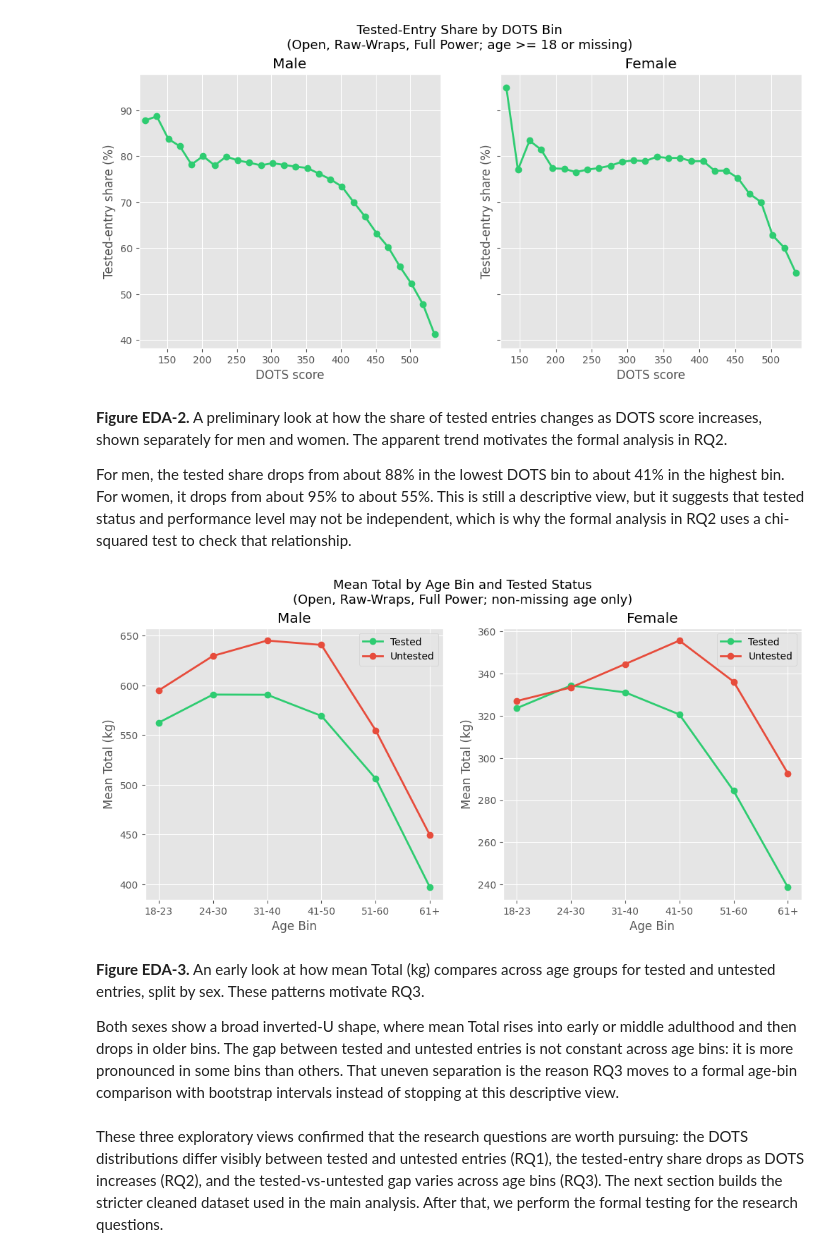
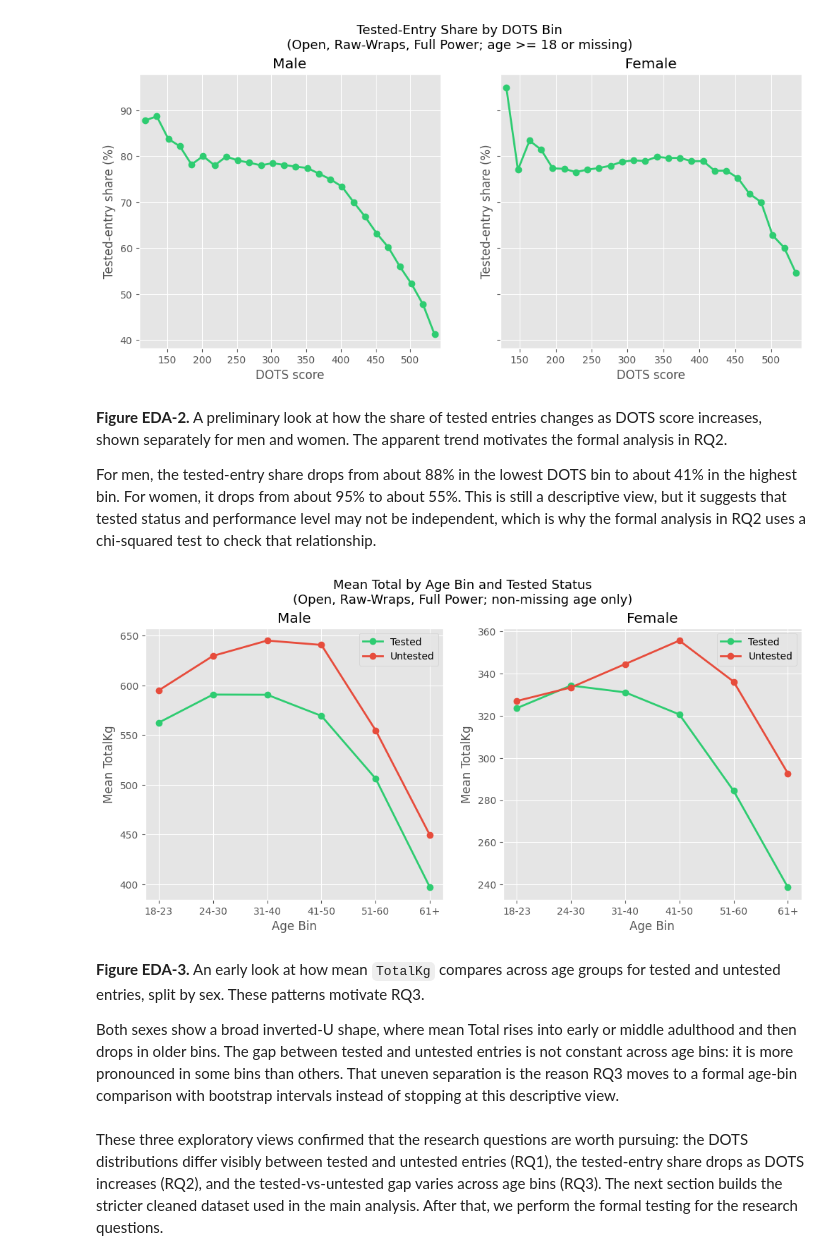
Before and after one commit to wuj/ics604-final-project, a Jupyter notebook: notebook.ipynb, the cells around one changed output. Saved outputs shown, nothing was run; the diff lists cells and outputs as text; code cells hidden in the pictures.

Commit message:
Fixed some typos and improved consistency in terminology across the notebook.

```diff
--- a/notebook.ipynb
+++ b/notebook.ipynb
@@ -556,7 +556,7 @@ plt.show()
 # %% [markdown]
 **Figure EDA-2.** A preliminary look at how the share of tested entries changes as DOTS score increases, shown separately for men and women. The apparent trend motivates the formal analysis in RQ2.
 
-For men, the tested share drops from about 88% in the lowest DOTS bin to about 41% in the highest bin. For women, it drops from about 95% to about 55%. This is still a descriptive view, but it suggests that tested status and performance level may not be independent, which is why the formal analysis in RQ2 uses a chi-squared test to check that relationship.
+For men, the tested-entry share drops from about 88% in the lowest DOTS bin to about 41% in the highest bin. For women, it drops from about 95% to about 55%. This is still a descriptive view, but it suggests that tested status and performance level may not be independent, which is why the formal analysis in RQ2 uses a chi-squared test to check that relationship.
 # %%
 # =============================================================================
 # Figure EDA-3: Mean Total by Age Bin and Tested Status
@@ -631,37 +631,37 @@ for i in range(len(sex_values)):
         for age_label in AGE_LABELS:
             mean_total = group_summary.loc[group_summary["age_bin"] == age_label, "mean_total"]
             if len(mean_total) == 0:
                 y_values.append(np.nan)
             else:
                 y_values.append(float(mean_total.iloc[0]))
 
         ax.plot(
             x_positions,
             y_values,
             color=color,
             marker="o",
             linewidth=2,
             label=label,
         )
 
     ax.set_xticks(x_positions)
     ax.set_xticklabels(AGE_LABELS)
     ax.set_xlabel("Age Bin")
-    ax.set_ylabel("Mean Total (kg)")
+    ax.set_ylabel("Mean TotalKg")
     ax.set_title(sex_label)
     ax.legend()
 
 fig.suptitle(
     "Mean Total by Age Bin and Tested Status\n"
     "(Open, Raw-Wraps, Full Power; non-missing age only)",
     fontsize=13,
     y=1.02,
 )
 plt.show()
 # %% [output]
-[figure, old version]
+[figure, new version]
 # %% [markdown]
-**Figure EDA-3.** An early look at how mean Total (kg) compares across age groups for tested and untested entries, split by sex. These patterns motivate RQ3.
+**Figure EDA-3.** An early look at how mean `TotalKg` compares across age groups for tested and untested entries, split by sex. These patterns motivate RQ3.
 
 Both sexes show a broad inverted-U shape, where mean Total rises into early or middle adulthood and then drops in older bins. The gap between tested and untested entries is not constant across age bins: it is more pronounced in some bins than others. That uneven separation is the reason RQ3 moves to a formal age-bin comparison with bootstrap intervals instead of stopping at this descriptive view.
 # %% [markdown]
```
Also changed, not shown: parts of 54 cells of this notebook.
